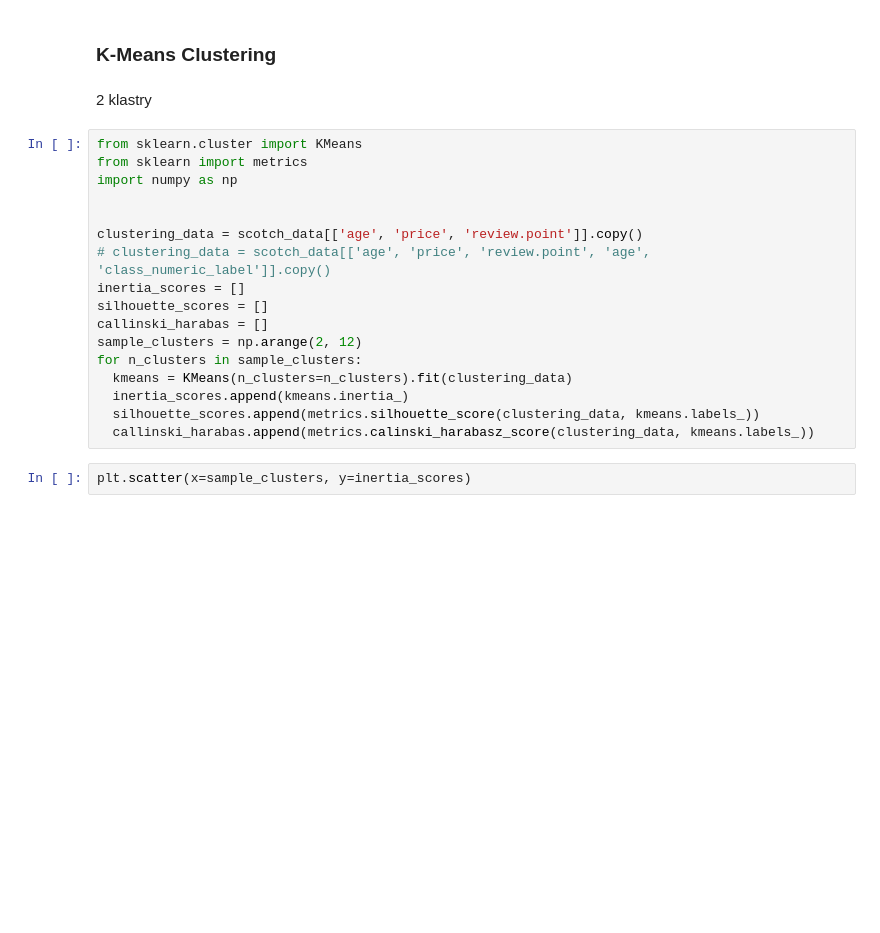
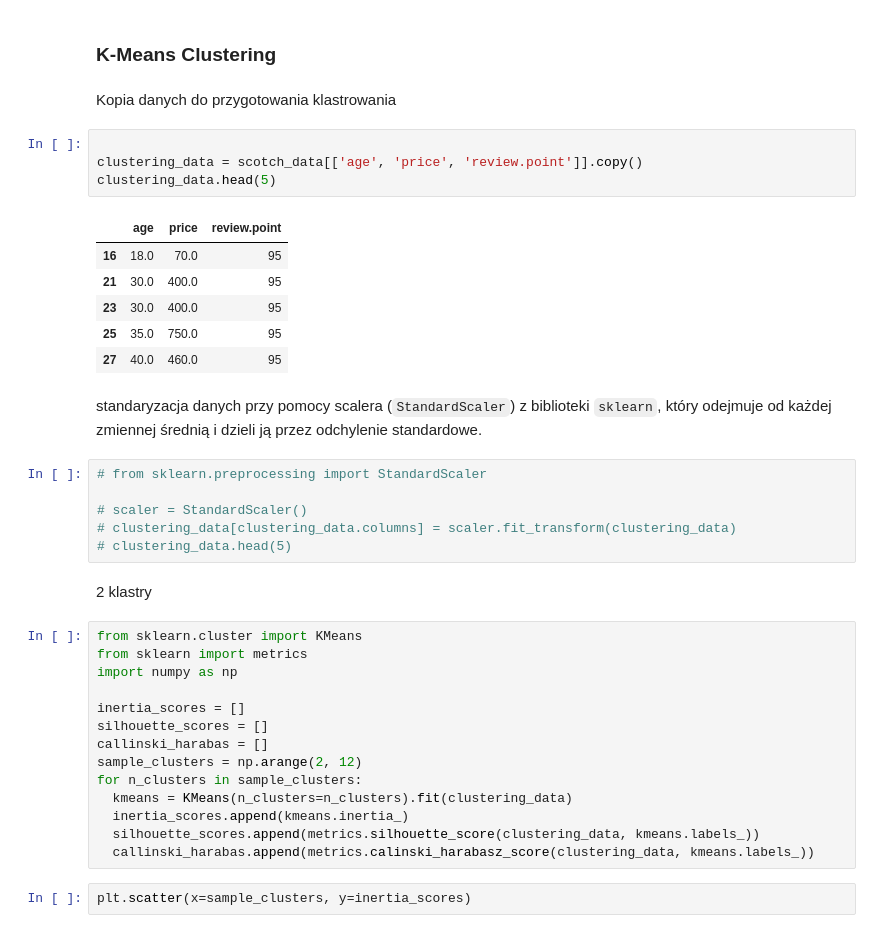
Before and after one commit to lynxoo/ue-wroc-sad, a Jupyter notebook: SAD.ipynb, the cells around one changed output. Cells and saved outputs as stored; diff of their text form; blank space fills up the shorter version.

```diff
--- a/SAD.ipynb
+++ b/SAD.ipynb
@@ -323,6 +357,27 @@ scotch_data.corr()
 ## Klastrowanie
 # %% [markdown]
 ### K-Means Clustering
+# %% [markdown]
+Kopia danych do przygotowania klastrowania
+# %%
+
+clustering_data = scotch_data[['age', 'price', 'review.point']].copy()
+clustering_data.head(5)
+# %% [output]
+|  | age | price | review.point |
+| 16 | 18.0 | 70.0 | 95 |
+| 21 | 30.0 | 400.0 | 95 |
+| 23 | 30.0 | 400.0 | 95 |
+| 25 | 35.0 | 750.0 | 95 |
+| 27 | 40.0 | 460.0 | 95 |
+# %% [markdown]
+standaryzacja danych przy pomocy scalera (`StandardScaler`) z biblioteki `sklearn`, który odejmuje od każdej zmiennej średnią i dzieli ją przez odchylenie standardowe.
+# %%
+# from sklearn.preprocessing import StandardScaler
+
+# scaler = StandardScaler()
+# clustering_data[clustering_data.columns] = scaler.fit_transform(clustering_data)
+# clustering_data.head(5)
 # %% [markdown]
 2 klastry
 # %%
@@ -330,9 +385,6 @@ from sklearn.cluster import KMeans
 from sklearn import metrics
 import numpy as np
 
-
-clustering_data = scotch_data[['age', 'price', 'review.point']].copy()
-# clustering_data = scotch_data[['age', 'price', 'review.point', 'age', 'class_numeric_label']].copy()
 inertia_scores = []
 silhouette_scores = []
 callinski_harabas = []
```
Also changed, not shown: parts of 12 cells of this notebook.
